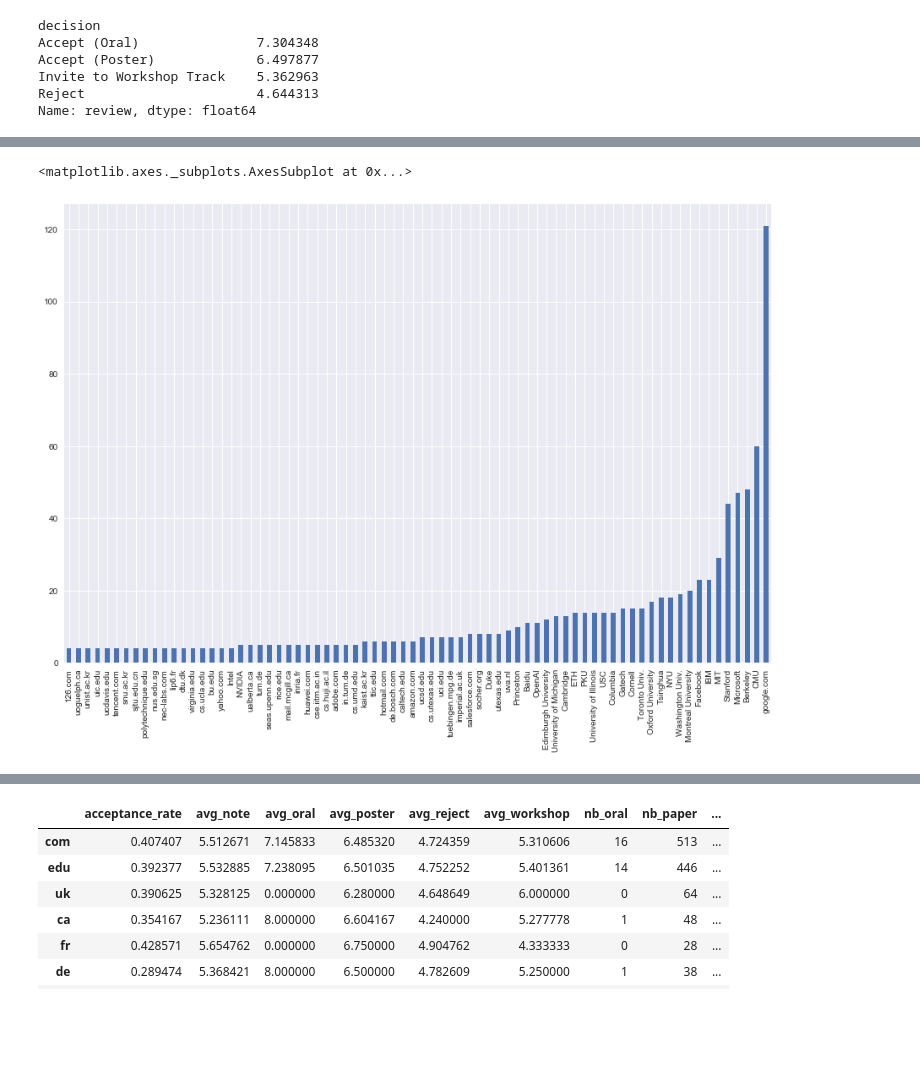
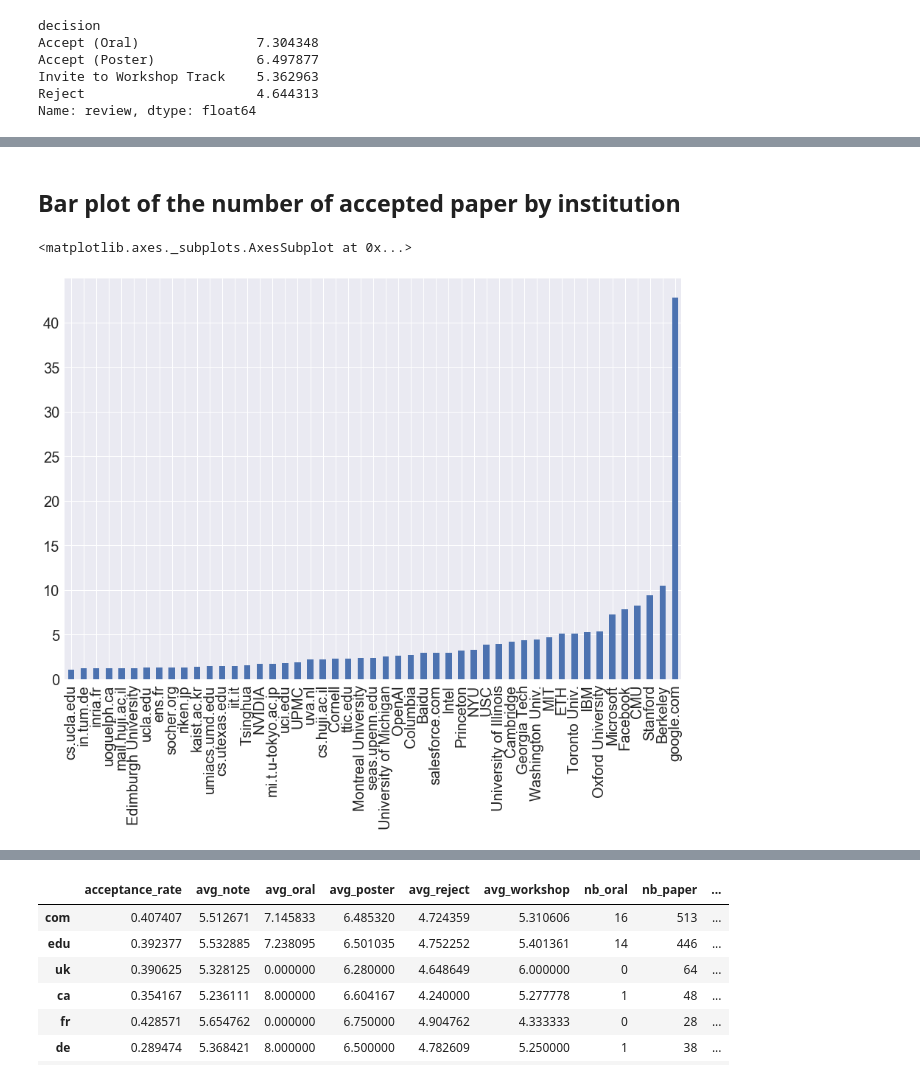
Before and after one commit to pajotarthur/ICLR_data, a Jupyter notebook: Dataviz.ipynb, the cells around one changed output, grey strips where cells are left out. Drawn from its saved outputs; the diff is of its cells as text; code cells hidden in the pictures; blank space fills up the shorter version.

```diff
--- a/Dataviz.ipynb
+++ b/Dataviz.ipynb
@@ -137,5 +159,7 @@ df_inst[df_inst.nb_paper > 3].sort_values(['acceptance_rate'],ascending=False).h
+# %% [markdown]
+##  Bar plot of the number of accepted paper by institution
 # %%
-df_inst[df_inst.nb_paper > 3].nb_paper.sort_values().plot.bar(figsize=(15,10),legend=False)
+df_inst[df_inst.nb_poster > 1].nb_poster.sort_values().plot.bar(figsize=(15,10),legend=False,fontsize=20)
 # %% [output]
 <matplotlib.axes._subplots.AxesSubplot at 0x...>
-[figure, old version]
+[figure, new version]
```
Also changed, not shown: parts of 28 cells of this notebook, 2 other files.
